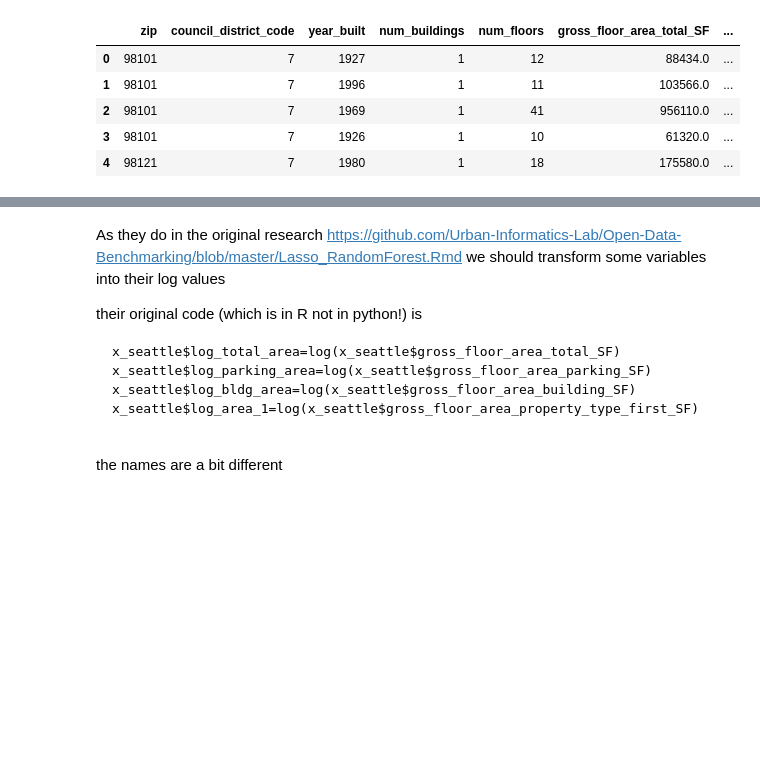
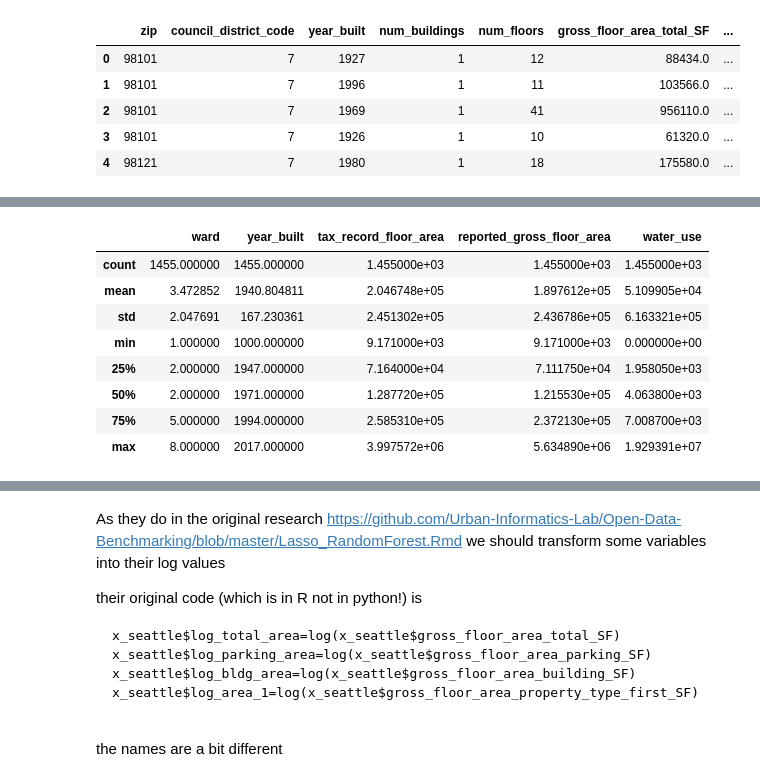
Before and after one commit to ReidelVichot/PUA2022_RVichot, a Jupyter notebook: HW6/RandomForest_solution_working.ipynb, the cells around one changed output, grey strips where cells are left out. Saved outputs shown, nothing was run; the diff lists cells and outputs as text; code cells hidden in the pictures; blank space fills up the shorter version.

```diff
--- a/HW6/RandomForest_solution_working.ipynb
+++ b/HW6/RandomForest_solution_working.ipynb
@@ -438,0 +506,12 @@ X_seattle_numeric_data.describe()
+# %%
+X_dc_numeric_data.describe()
+# %% [output]
+|  | ward | year_built | tax_record_floor_area | reported_gross_floor_area | water_use |
+| count | 1455.000000 | 1455.000000 | 1.455000e+03 | 1.455000e+03 | 1.455000e+03 |
+| mean | 3.472852 | 1940.804811 | 2.046748e+05 | 1.897612e+05 | 5.109905e+04 |
+| std | 2.047691 | 167.230361 | 2.451302e+05 | 2.436786e+05 | 6.163321e+05 |
+| min | 1.000000 | 1000.000000 | 9.171000e+03 | 9.171000e+03 | 0.000000e+00 |
+| 25% | 2.000000 | 1947.000000 | 7.164000e+04 | 7.111750e+04 | 1.958050e+03 |
+| 50% | 2.000000 | 1971.000000 | 1.287720e+05 | 1.215530e+05 | 4.063800e+03 |
+| 75% | 5.000000 | 1994.000000 | 2.585310e+05 | 2.372130e+05 | 7.008700e+03 |
+| max | 8.000000 | 2017.000000 | 3.997572e+06 | 5.634890e+06 | 1.929391e+07 |
```
Also changed, not shown: parts of 15 cells of this notebook.
